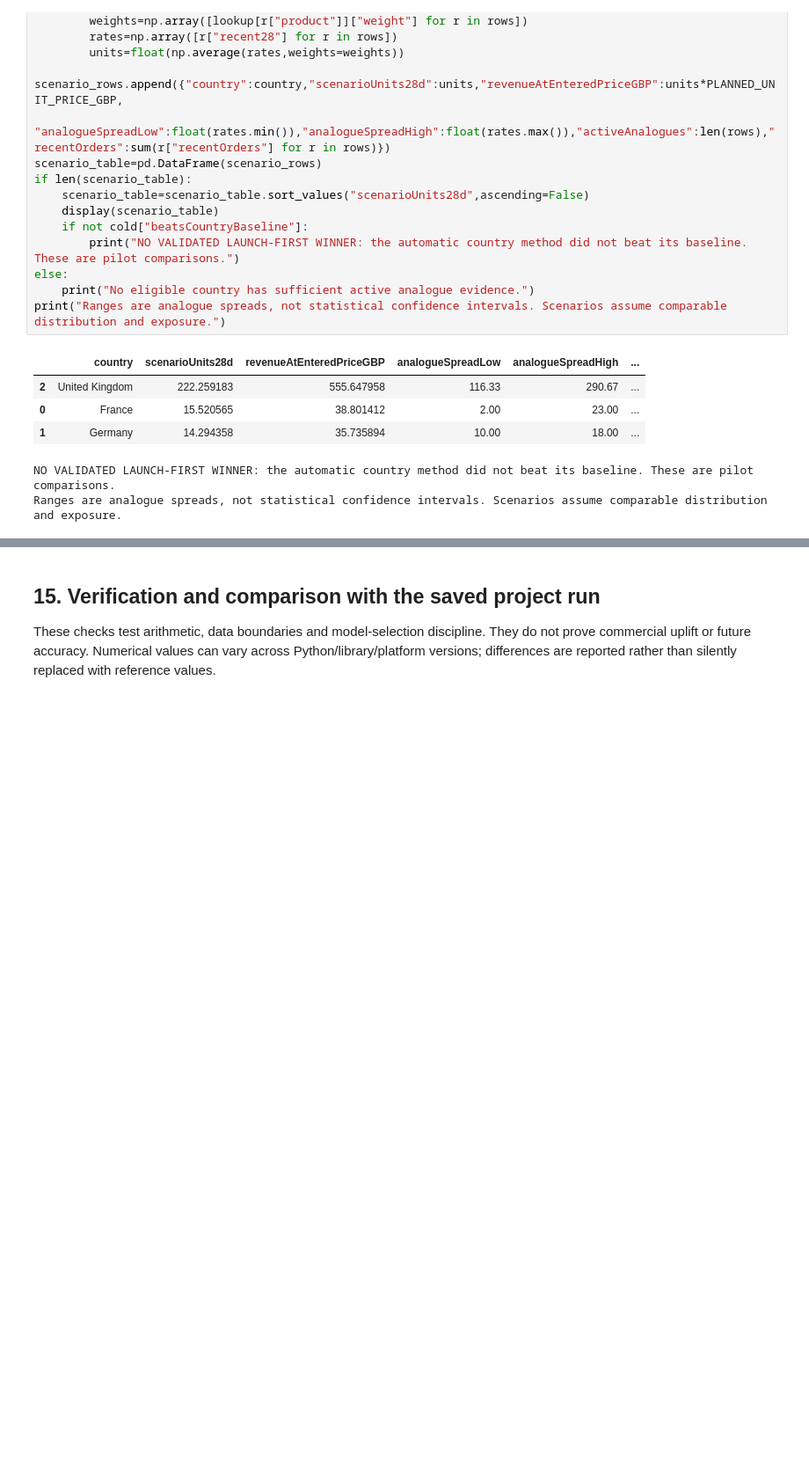
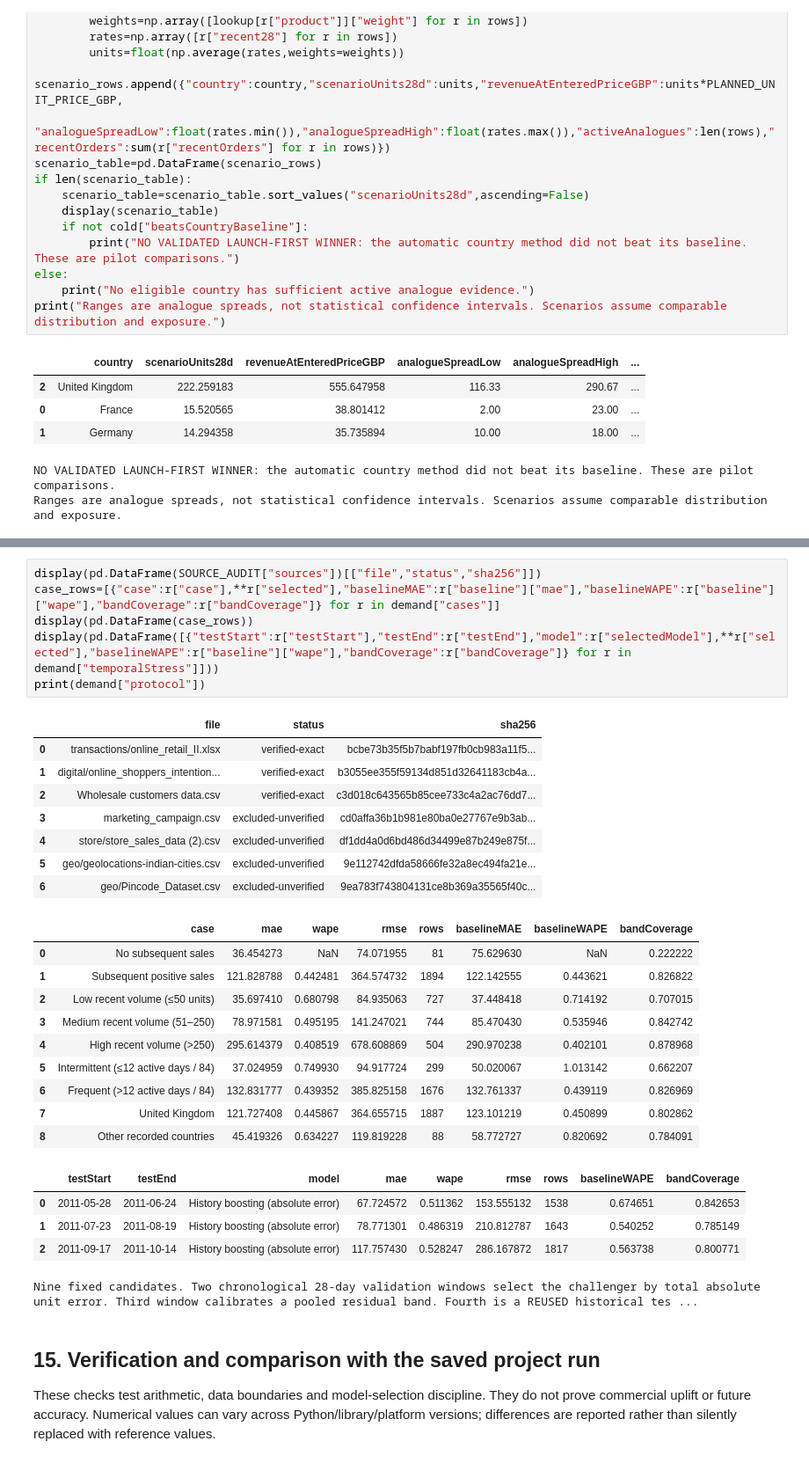
Before and after one commit to Rehan-2024/SmartRetailing, a Jupyter notebook: notebooks/SmartRetail_All_Models_Colab.ipynb, the cells around one changed output, grey strips where cells are left out. Shown at 88% size. Drawn from its saved outputs; the diff is of its cells as text; blank space fills up the shorter version.

```diff
--- a/notebooks/SmartRetail_All_Models_Colab.ipynb
+++ b/notebooks/SmartRetail_All_Models_Colab.ipynb
@@ -956,3 +974,33 @@ Separate supplied store dataset; currency and provenance unverified. Year is che
+# %%
+display(pd.DataFrame(SOURCE_AUDIT["sources"])[["file","status","sha256"]])
+case_rows=[{"case":r["case"],**r["selected"],"baselineMAE":r["baseline"]["mae"],"baselineWAPE":r["baseline"]["wape"],"bandCoverage":r["bandCoverage"]} for r in demand["cases"]]
+display(pd.DataFrame(case_rows))
+display(pd.DataFrame([{"testStart":r["testStart"],"testEnd":r["testEnd"],"model":r["selectedModel"],**r["selected"],"baselineWAPE":r["baseline"]["wape"],"bandCoverage":r["bandCoverage"]} for r in demand["temporalStress"]]))
+print(demand["protocol"])
+# %% [output]
+|  | file | status | sha256 |
+| 0 | transactions/online_retail_II.xlsx | verified-exact | bcbe73b35f5b7babf197fb0cb983a11f5... |
+| 1 | digital/online_shoppers_intention... | verified-exact | b3055ee355f59134d851d32641183cb4a... |
+| 2 | Wholesale customers data.csv | verified-exact | c3d018c643565b85cee733c4a2ac76dd7... |
+| 3 | marketing_campaign.csv | excluded-unverified | cd0affa36b1b981e80ba0e27767e9b3ab... |
+| 4 | store/store_sales_data (2).csv | excluded-unverified | df1dd4a0d6bd486d34499e87b249e875f... |
+| 5 | geo/geolocations-indian-cities.csv | excluded-unverified | 9e112742dfda58666fe32a8ec494fa21e... |
+| 6 | geo/Pincode_Dataset.csv | excluded-unverified | 9ea783f743804131ce8b369a35565f40c... |
+|  | case | mae | wape | rmse | rows | baselineMAE | baselineWAPE | bandCoverage |
+| 0 | No subsequent sales | 36.454273 | NaN | 74.071955 | 81 | 75.629630 | NaN | 0.222222 |
+| 1 | Subsequent positive sales | 121.828788 | 0.442481 | 364.574732 | 1894 | 122.142555 | 0.443621 | 0.826822 |
+| 2 | Low recent volume (≤50 units) | 35.697410 | 0.680798 | 84.935063 | 727 | 37.448418 | 0.714192 | 0.707015 |
+| 3 | Medium recent volume (51–250) | 78.971581 | 0.495195 | 141.247021 | 744 | 85.470430 | 0.535946 | 0.842742 |
+| 4 | High recent volume (>250) | 295.614379 | 0.408519 | 678.608869 | 504 | 290.970238 | 0.402101 | 0.878968 |
+| 5 | Intermittent (≤12 active days / 84) | 37.024959 | 0.749930 | 94.917724 | 299 | 50.020067 | 1.013142 | 0.662207 |
+| 6 | Frequent (>12 active days / 84) | 132.831777 | 0.439352 | 385.825158 | 1676 | 132.761337 | 0.439119 | 0.826969 |
+| 7 | United Kingdom | 121.727408 | 0.445867 | 364.655715 | 1887 | 123.101219 | 0.450899 | 0.802862 |
+| 8 | Other recorded countries | 45.419326 | 0.634227 | 119.819228 | 88 | 58.772727 | 0.820692 | 0.784091 |
+|  | testStart | testEnd | model | mae | wape | rmse | rows | baselineWAPE | bandCoverage |
+| 0 | 2011-05-28 | 2011-06-24 | History boosting (absolute error) | 67.724572 | 0.511362 | 153.555132 | 1538 | 0.674651 | 0.842653 |
+| 1 | 2011-07-23 | 2011-08-19 | History boosting (absolute error) | 78.771301 | 0.486319 | 210.812787 | 1643 | 0.540252 | 0.785149 |
+| 2 | 2011-09-17 | 2011-10-14 | History boosting (absolute error) | 117.757430 | 0.528247 | 286.167872 | 1817 | 0.563738 | 0.800771 |
+Nine fixed candidates. Two chronological 28-day validation windows select the challenger by total absolute unit error. Third window calibrates a pooled residual band. Fourth is a REUSED historical tes ...
 # %% [markdown]
 ## 15. Verification and comparison with the saved project run
 
```
Also changed, not shown: parts of 22 cells of this notebook, 18 other files.
